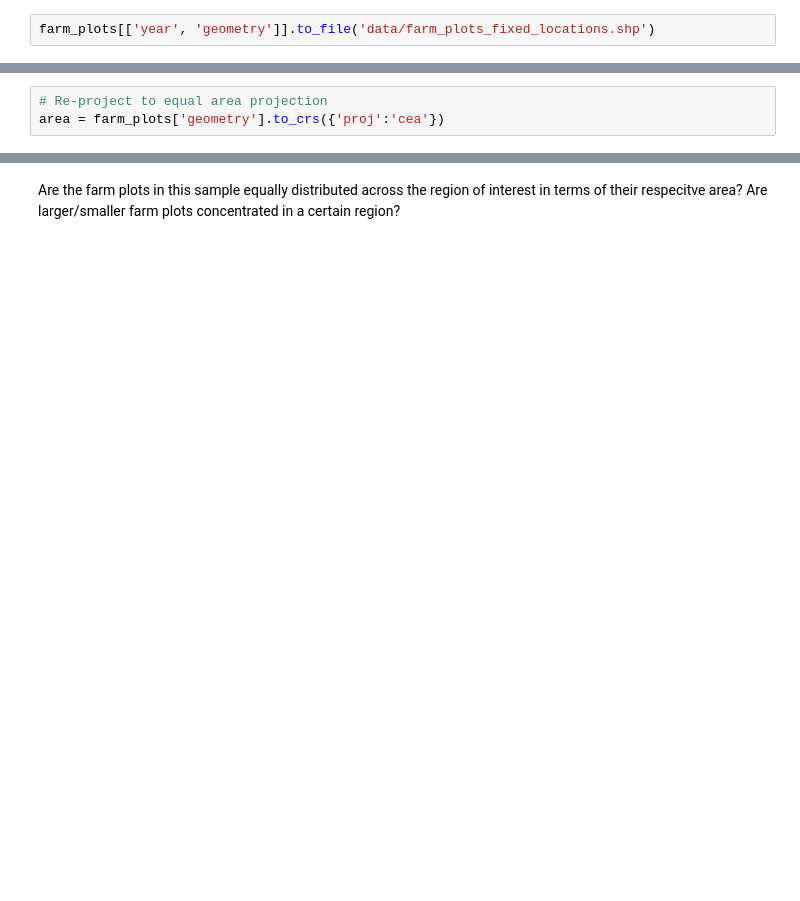
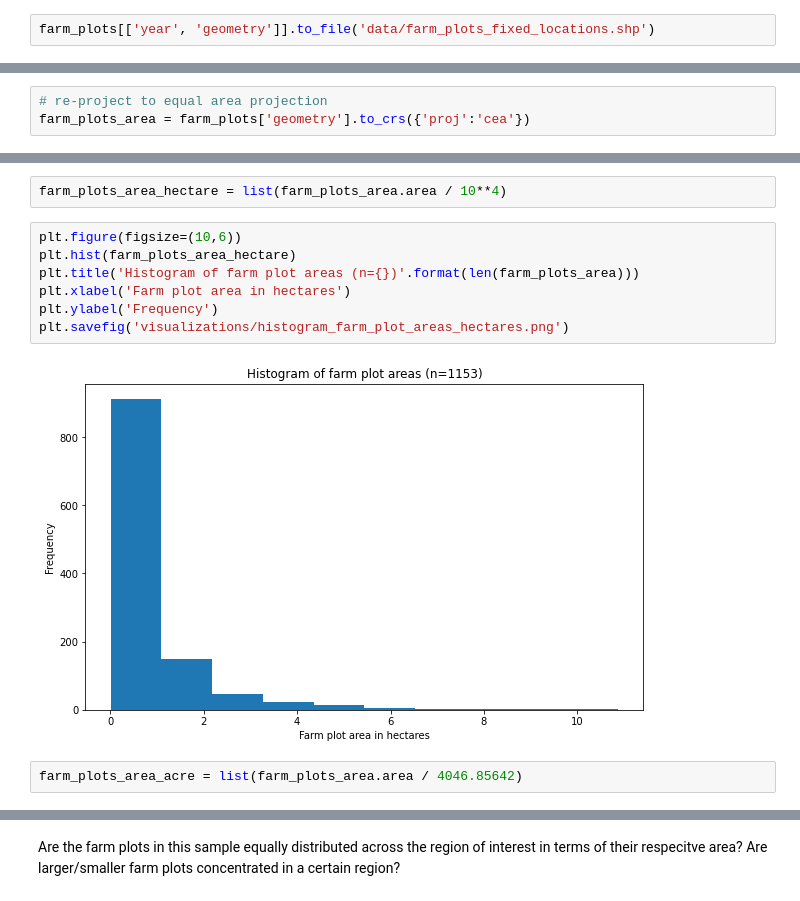
Before and after one commit to alexvmt/farm_plot_detection, a Jupyter notebook: farm_plots_fixed_eda.ipynb, the cells around one changed output, grey strips where cells are left out. Cells and saved outputs as stored; diff of their text form; blank space fills up the shorter version.

```diff
--- a/farm_plots_fixed_eda.ipynb
+++ b/farm_plots_fixed_eda.ipynb
@@ -213,4 +227,4 @@ farm_plots[['year', 'geometry']].to_file('data/farm_plots_fixed_locations.shp')
 # %%
-# Re-project to equal area projection
-area = farm_plots['geometry'].to_crs({'proj':'cea'})
+# re-project to equal area projection
+farm_plots_area = farm_plots['geometry'].to_crs({'proj':'cea'})
 # %%
@@ -282,2 +296,15 @@ plt.show()
 # %% [output]
 [figure]
+# %%
+farm_plots_area_hectare = list(farm_plots_area.area / 10**4)
+# %%
+plt.figure(figsize=(10,6))
+plt.hist(farm_plots_area_hectare)
+plt.title('Histogram of farm plot areas (n={})'.format(len(farm_plots_area)))
+plt.xlabel('Farm plot area in hectares')
+plt.ylabel('Frequency')
+plt.savefig('visualizations/histogram_farm_plot_areas_hectares.png')
+# %% [output]
+[figure, added]
+# %%
+farm_plots_area_acre = list(farm_plots_area.area / 4046.85642)
```
Also changed, not shown: parts of 15 cells of this notebook, 8 other files.
